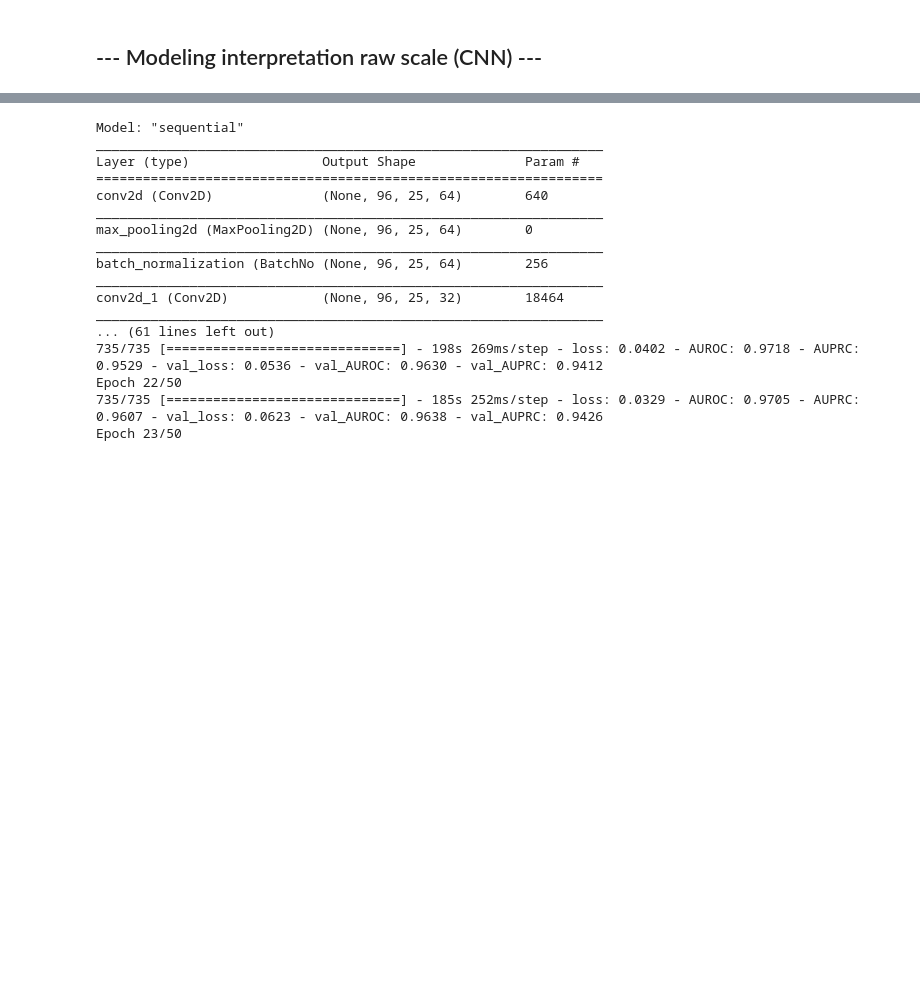
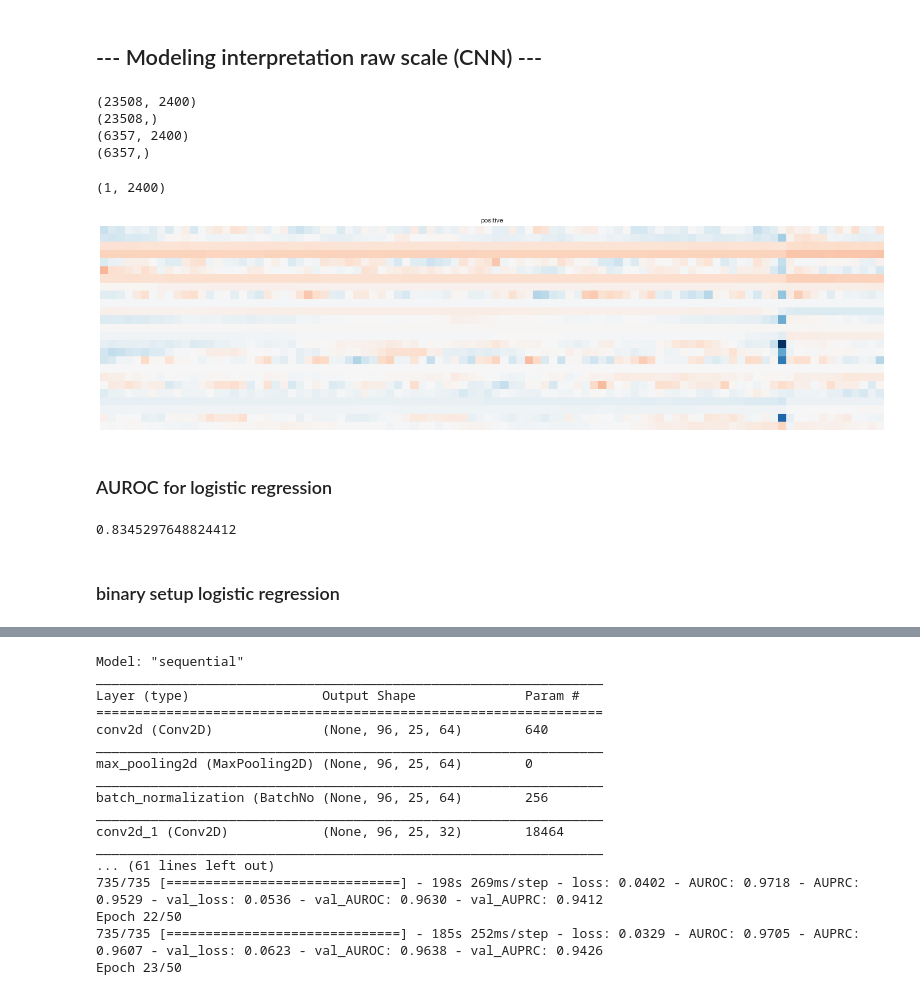
Before and after one commit to JiaxingQiu/FAIRStream, a Jupyter notebook: FAIRStream/tutorial_case5.ipynb, the cells around one changed output, grey strips where cells are left out. Saved outputs shown, nothing was run; the diff lists cells and outputs as text; code cells hidden in the pictures; blank space fills up the shorter version.

```diff
--- a/FAIRStream/tutorial_case5.ipynb
+++ b/FAIRStream/tutorial_case5.ipynb
@@ -401,3 +385,49 @@ fig.colorbar(im, ax=ax[2])
 [figure]
 # %% [markdown]
 ## --- Modeling interpretation raw scale (CNN) ---
+# %%
+X_train_2d = X_train[:,:,:,0].reshape(X_train[:,:,:,0].shape[0],-1)
+X_valid_2d = X_valid[:,:,:,0].reshape(X_valid[:,:,:,0].shape[0],-1)
+Y_train_binary = Y_train[:,1]
+Y_valid_binary = Y_valid[:,1]
+print(X_train_2d.shape)
+print(Y_train_binary.shape)
+print(X_valid_2d.shape)
+print(Y_valid_binary.shape)
+# %% [output]
+(23508, 2400)
+(23508,)
+(6357, 2400)
+(6357,)
+# %%
+import sklearn
+from sklearn.linear_model import LogisticRegression
+
+clf = LogisticRegression(solver='liblinear').fit(X_train_2d, Y_train_binary)
+
+#to check the shape of the coefficient matrix
+clf.coef_.shape
+# %% [output]
+(1, 2400)
+# %%
+scale = np.max(np.abs(clf.coef_))
+
+p = plt.figure(figsize=(25, 25));
+nclasses=1
+for i in range(nclasses):
+    p = plt.subplot(1, nclasses, i + 1)
+    p = plt.imshow(clf.coef_[i].reshape(96, 25).T,
+                  cmap=plt.cm.RdBu, vmin=-scale, vmax=scale);
+    p = plt.axis('off')
+    p = plt.title('positive');
+# %% [output]
+[figure, added]
+# %% [markdown]
+### AUROC for logistic regression
+# %%
+Y_valid_pred = clf.predict_proba(X_valid_2d)
+sklearn.metrics.roc_auc_score(Y_valid_binary, Y_valid_pred[:,1])
+# %% [output]
+0.8345297648824412
+# %% [markdown]
+### binary setup logistic regression
```
Also changed, not shown: parts of 8 cells of this notebook, 4 other files.
